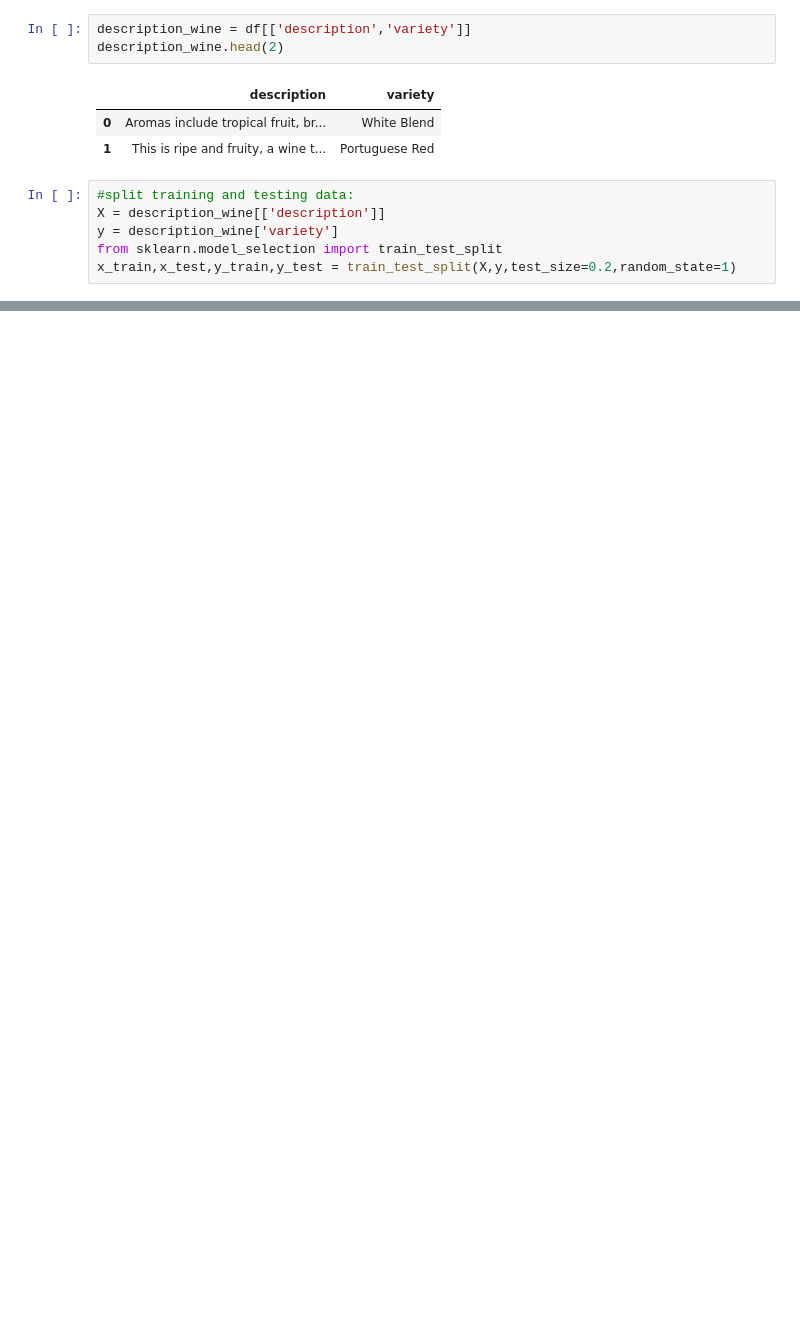
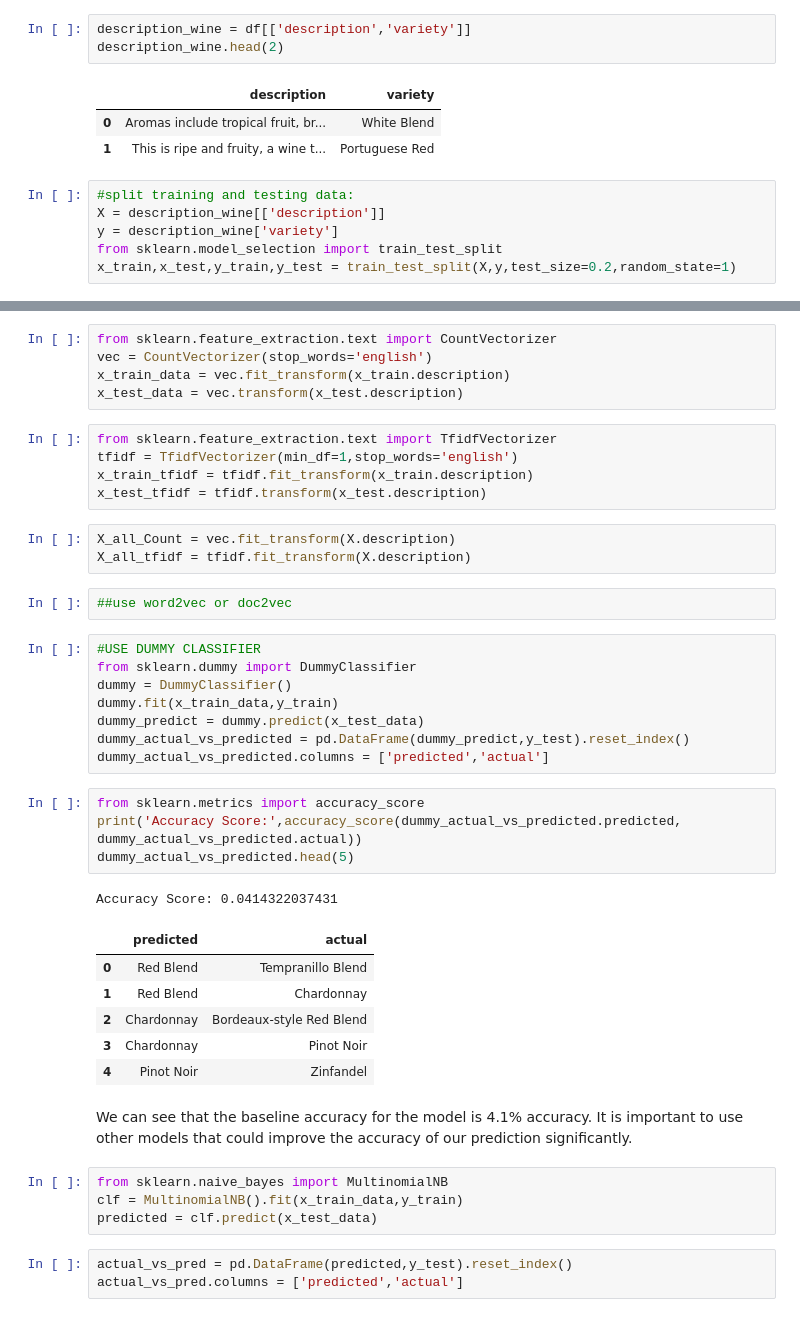
Before and after one commit to nt2462/Springboard---Capstone-Project-2, a Jupyter notebook: Capstone Project 2.ipynb, the cells around one changed output, grey strips where cells are left out. Saved outputs shown, nothing was run; the diff lists cells and outputs as text; blank space fills up the shorter version.

```diff
--- a/Capstone Project 2.ipynb
+++ b/Capstone Project 2.ipynb
@@ -492,0 +411,44 @@ Accuracy Score: 0.611729398524
+# %%
+from sklearn.feature_extraction.text import CountVectorizer
+vec = CountVectorizer(stop_words='english')
+x_train_data = vec.fit_transform(x_train.description)
+x_test_data = vec.transform(x_test.description)
+# %%
+from sklearn.feature_extraction.text import TfidfVectorizer
+tfidf = TfidfVectorizer(min_df=1,stop_words='english')
+x_train_tfidf = tfidf.fit_transform(x_train.description)
+x_test_tfidf = tfidf.transform(x_test.description)
+# %%
+X_all_Count = vec.fit_transform(X.description)
+X_all_tfidf = tfidf.fit_transform(X.description)
+# %%
+##use word2vec or doc2vec
+# %%
+#USE DUMMY CLASSIFIER
+from sklearn.dummy import DummyClassifier
+dummy = DummyClassifier()
+dummy.fit(x_train_data,y_train)
+dummy_predict = dummy.predict(x_test_data)
+dummy_actual_vs_predicted = pd.DataFrame(dummy_predict,y_test).reset_index()
+dummy_actual_vs_predicted.columns = ['predicted','actual']
+# %%
+from sklearn.metrics import accuracy_score
+print('Accuracy Score:',accuracy_score(dummy_actual_vs_predicted.predicted, dummy_actual_vs_predicted.actual))
+dummy_actual_vs_predicted.head(5)
+# %% [output]
+Accuracy Score: 0.0414322037431
+|  | predicted | actual |
+| 0 | Red Blend | Tempranillo Blend |
+| 1 | Red Blend | Chardonnay |
+| 2 | Chardonnay | Bordeaux-style Red Blend |
+| 3 | Chardonnay | Pinot Noir |
+| 4 | Pinot Noir | Zinfandel |
+# %% [markdown]
+We can see that the baseline accuracy for the model is 4.1% accuracy. It is important to use other models that could improve the accuracy of our prediction significantly.
+# %%
+from sklearn.naive_bayes import MultinomialNB
+clf = MultinomialNB().fit(x_train_data,y_train)
+predicted = clf.predict(x_test_data)
+# %%
+actual_vs_pred = pd.DataFrame(predicted,y_test).reset_index()
+actual_vs_pred.columns = ['predicted','actual']
```
Also changed, not shown: parts of 52 cells of this notebook.
